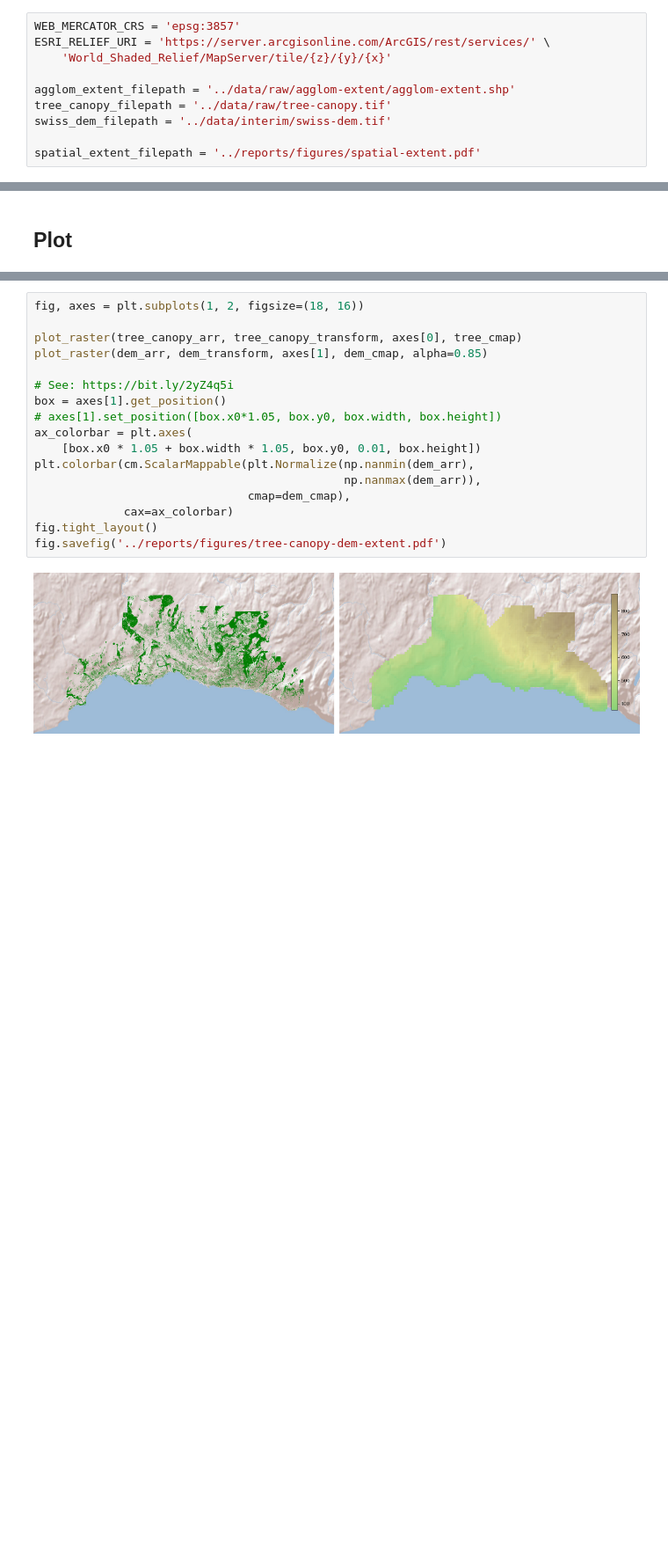
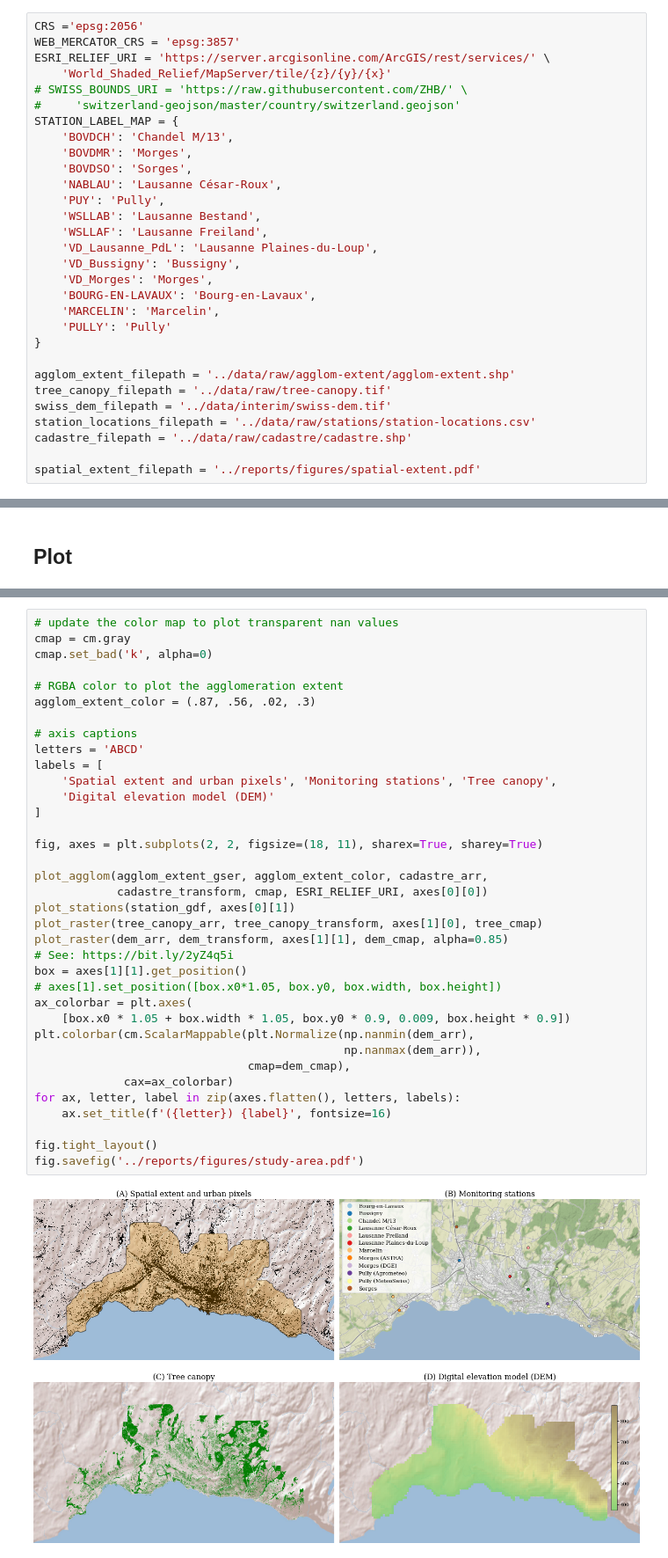
Before and after one commit to martibosch/lausanne-heat-islands, a Jupyter notebook: notebooks/study-area.ipynb, the cells around one changed output, grey strips where cells are left out. Shown at 88% size. Drawn from its saved outputs; the diff is of its cells as text; blank space fills up the shorter version.

Commit message:
single figure for the study area

```diff
--- a/notebooks/study-area.ipynb
+++ b/notebooks/study-area.ipynb
@@ -17,12 +19,32 @@ from rasterio.enums import Resampling
 
 figwidth, figheight = plt.rcParams['figure.figsize']
 # %%
+CRS ='epsg:2056'
 WEB_MERCATOR_CRS = 'epsg:3857'
 ESRI_RELIEF_URI = 'https://server.arcgisonline.com/ArcGIS/rest/services/' \
     'World_Shaded_Relief/MapServer/tile/{z}/{y}/{x}'
+# SWISS_BOUNDS_URI = 'https://raw.githubusercontent.com/ZHB/' \
+#     'switzerland-geojson/master/country/switzerland.geojson'
+STATION_LABEL_MAP = {
+    'BOVDCH': 'Chandel M/13',
+    'BOVDMR': 'Morges',
+    'BOVDSO': 'Sorges',
+    'NABLAU': 'Lausanne César-Roux',
+    'PUY': 'Pully',
+    'WSLLAB': 'Lausanne Bestand',
+    'WSLLAF': 'Lausanne Freiland',
+    'VD_Lausanne_PdL': 'Lausanne Plaines-du-Loup',
+    'VD_Bussigny': 'Bussigny',
+    'VD_Morges': 'Morges',
+    'BOURG-EN-LAVAUX': 'Bourg-en-Lavaux',
+    'MARCELIN': 'Marcelin',
+    'PULLY': 'Pully'
+}
 
 agglom_extent_filepath = '../data/raw/agglom-extent/agglom-extent.shp'
 tree_canopy_filepath = '../data/raw/tree-canopy.tif'
 swiss_dem_filepath = '../data/interim/swiss-dem.tif'
+station_locations_filepath = '../data/raw/stations/station-locations.csv'
+cadastre_filepath = '../data/raw/cadastre/cadastre.shp'
 
 spatial_extent_filepath = '../reports/figures/spatial-extent.pdf'
@@ -186,19 +347,38 @@ def plot_raster(raster_arr,
 # %%
-fig, axes = plt.subplots(1, 2, figsize=(18, 16))
+# update the color map to plot transparent nan values
+cmap = cm.gray
+cmap.set_bad('k', alpha=0)
 
-plot_raster(tree_canopy_arr, tree_canopy_transform, axes[0], tree_cmap)
-plot_raster(dem_arr, dem_transform, axes[1], dem_cmap, alpha=0.85)
+# RGBA color to plot the agglomeration extent
+agglom_extent_color = (.87, .56, .02, .3)
 
+# axis captions
+letters = 'ABCD'
+labels = [
+    'Spatial extent and urban pixels', 'Monitoring stations', 'Tree canopy',
+    'Digital elevation model (DEM)'
+]
+
+fig, axes = plt.subplots(2, 2, figsize=(18, 11), sharex=True, sharey=True)
+
+plot_agglom(agglom_extent_gser, agglom_extent_color, cadastre_arr,
+            cadastre_transform, cmap, ESRI_RELIEF_URI, axes[0][0])
+plot_stations(station_gdf, axes[0][1])
+plot_raster(tree_canopy_arr, tree_canopy_transform, axes[1][0], tree_cmap)
+plot_raster(dem_arr, dem_transform, axes[1][1], dem_cmap, alpha=0.85)
 # See: https://bit.ly/2yZ4q5i
-box = axes[1].get_position()
+box = axes[1][1].get_position()
 # axes[1].set_position([box.x0*1.05, box.y0, box.width, box.height])
 ax_colorbar = plt.axes(
-    [box.x0 * 1.05 + box.width * 1.05, box.y0, 0.01, box.height])
+    [box.x0 * 1.05 + box.width * 1.05, box.y0 * 0.9, 0.009, box.height * 0.9])
 plt.colorbar(cm.ScalarMappable(plt.Normalize(np.nanmin(dem_arr),
                                              np.nanmax(dem_arr)),
                                cmap=dem_cmap),
              cax=ax_colorbar)
+for ax, letter, label in zip(axes.flatten(), letters, labels):
+    ax.set_title(f'({letter}) {label}', fontsize=16)
+
 fig.tight_layout()
-fig.savefig('../reports/figures/tree-canopy-dem-extent.pdf')
+fig.savefig('../reports/figures/study-area.pdf')
 # %% [output]
-[figure, old version]
+[figure, new version]
```
Also changed, not shown: parts of 10 cells of this notebook, 2 other files.
